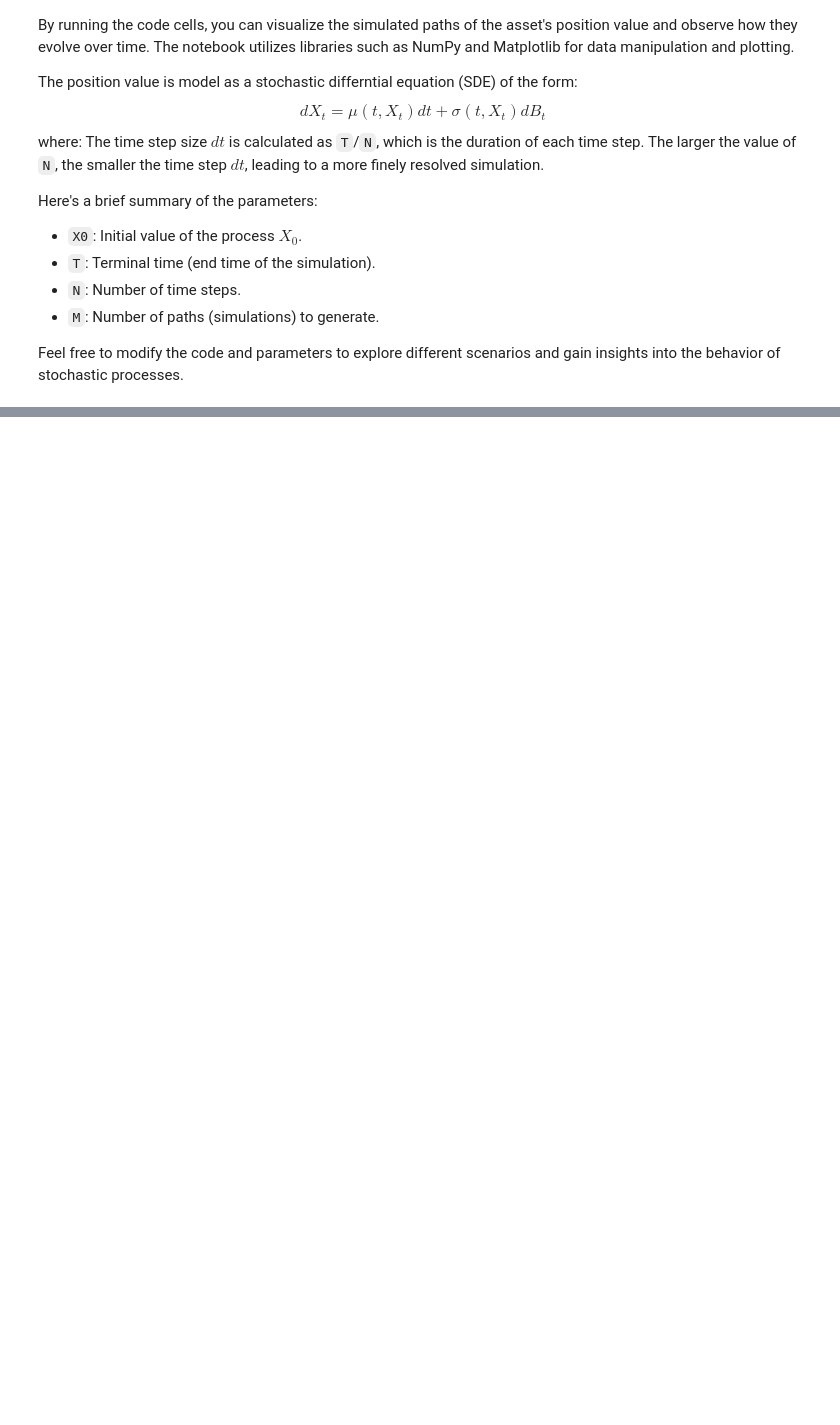
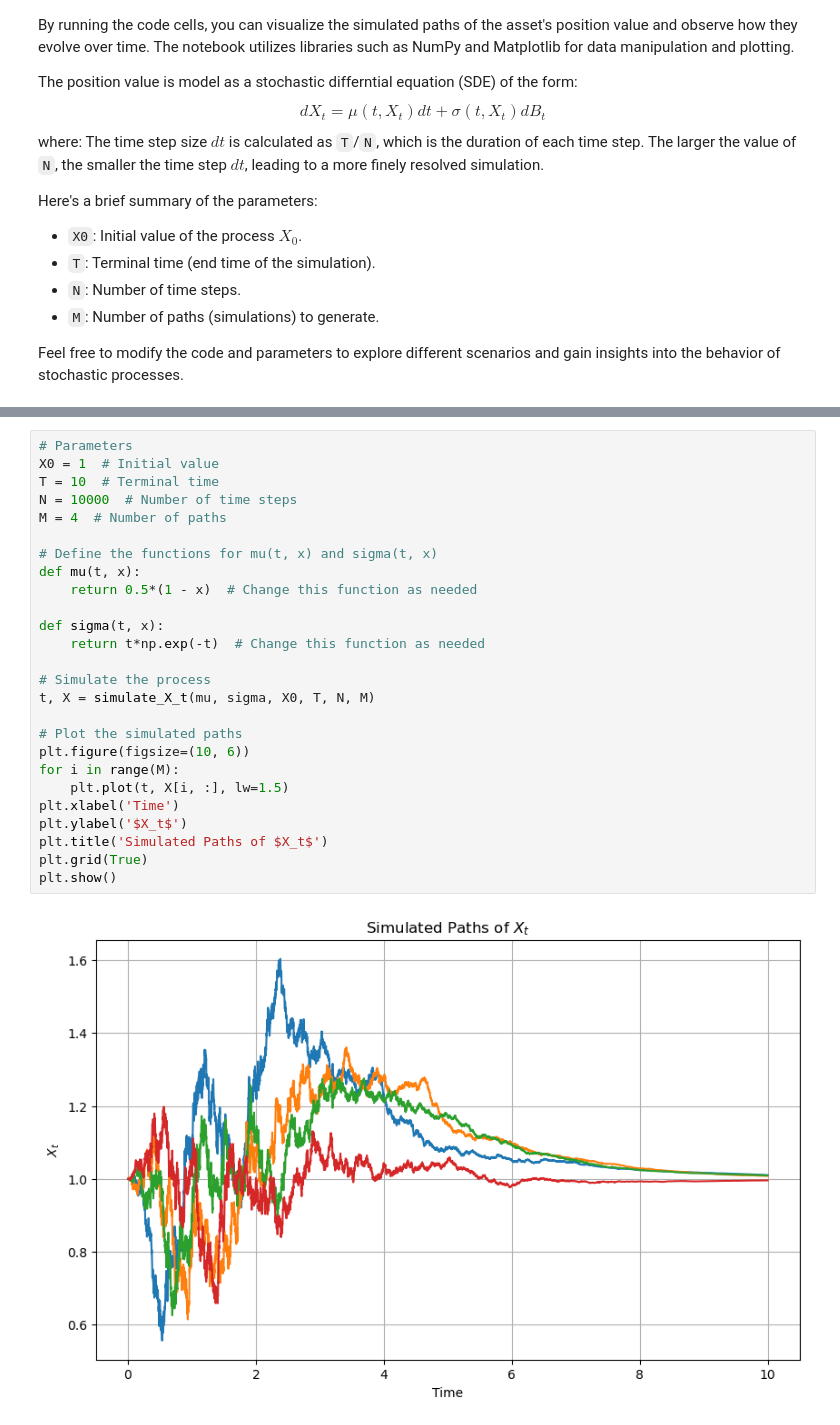
Before and after one commit to AlbertH0ng/learn-g-expectation, a Jupyter notebook: positionValueDemo.ipynb, the cells around one changed output, grey strips where cells are left out. Drawn from its saved outputs; the diff is of its cells as text; blank space fills up the shorter version.

```diff
--- a/positionValueDemo.ipynb
+++ b/positionValueDemo.ipynb
@@ -67,0 +96,28 @@ plt.show()
+# %%
+# Parameters
+X0 = 1  # Initial value
+T = 10  # Terminal time
+N = 10000  # Number of time steps
+M = 4  # Number of paths
+
+# Define the functions for mu(t, x) and sigma(t, x)
+def mu(t, x):
+    return 0.5*(1 - x)  # Change this function as needed
+
+def sigma(t, x):
+    return t*np.exp(-t)  # Change this function as needed
+
+# Simulate the process
+t, X = simulate_X_t(mu, sigma, X0, T, N, M)
+
+# Plot the simulated paths
+plt.figure(figsize=(10, 6))
+for i in range(M):
+    plt.plot(t, X[i, :], lw=1.5)
+plt.xlabel('Time')
+plt.ylabel('$X_t$')
+plt.title('Simulated Paths of $X_t$')
+plt.grid(True)
+plt.show()
+# %% [output]
+[figure, added]
```
Also changed, not shown: parts of 3 cells of this notebook, 28 other files.
